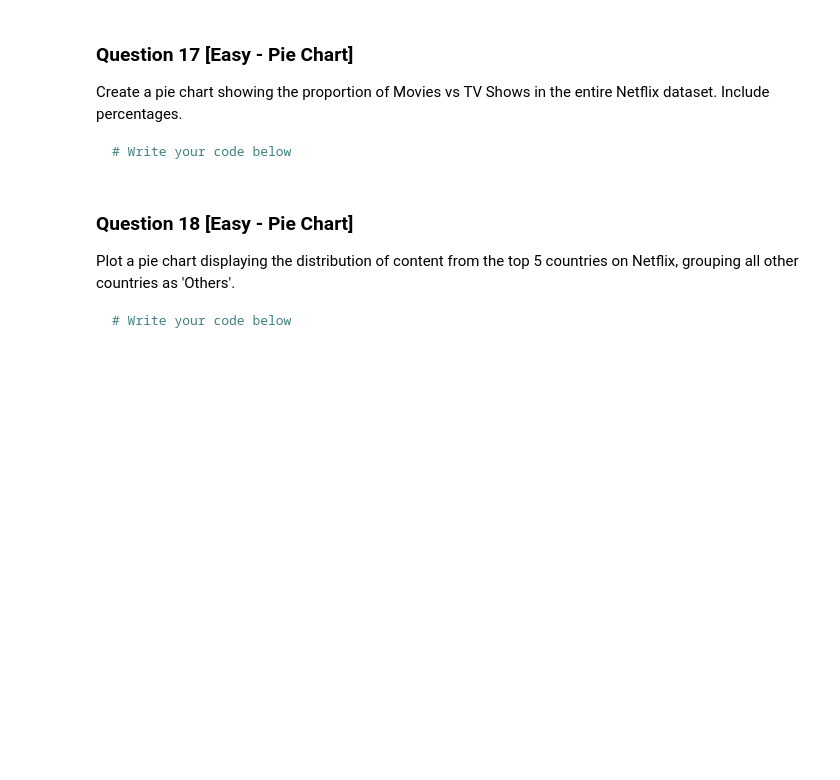
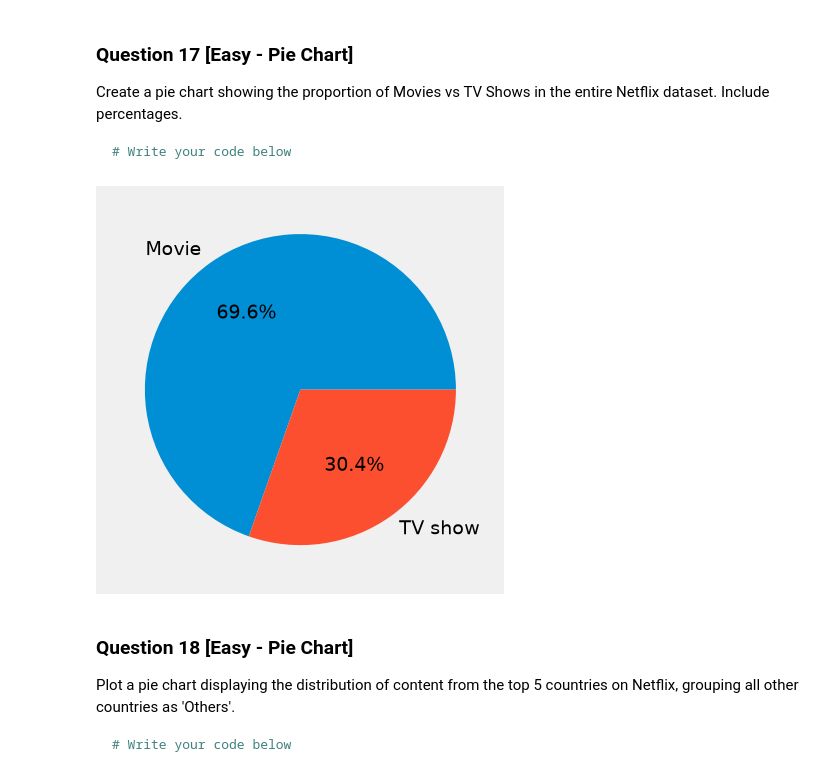
Before and after one commit to Harshit-kumar38/100-Matplotlib-Problems, a Jupyter notebook: Matplotlib_100_solutions.ipynb, the cells around one changed output. Cells and saved outputs as stored; diff of their text form; code cells hidden in the pictures; blank space fills up the shorter version.

````diff
--- a/Matplotlib_100_solutions.ipynb
+++ b/Matplotlib_100_solutions.ipynb
@@ -315,6 +325,12 @@ Create a pie chart showing the proportion of Movies vs TV Shows in the entire Ne
 ```python
 # Write your code below
 ```
+# %%
+typecount=netflix['type'].value_counts()
+plt.pie(typecount,labels=['Movie','TV show'],autopct='%0.1f%%')
+plt.show()
+# %% [output]
+[figure, added]
 # %% [markdown]
 ### Question 18 [Easy - Pie Chart]
 Plot a pie chart displaying the distribution of content from the top 5 countries on Netflix, grouping all other countries as 'Others'.
````
Also changed, not shown: parts of 4 cells of this notebook.
